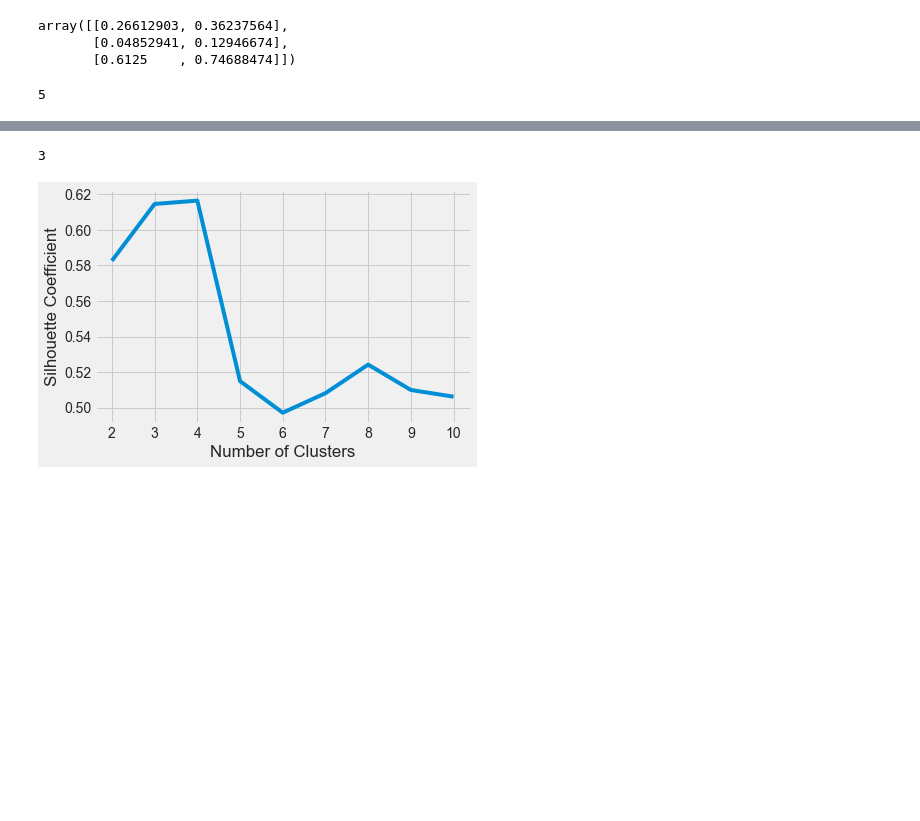
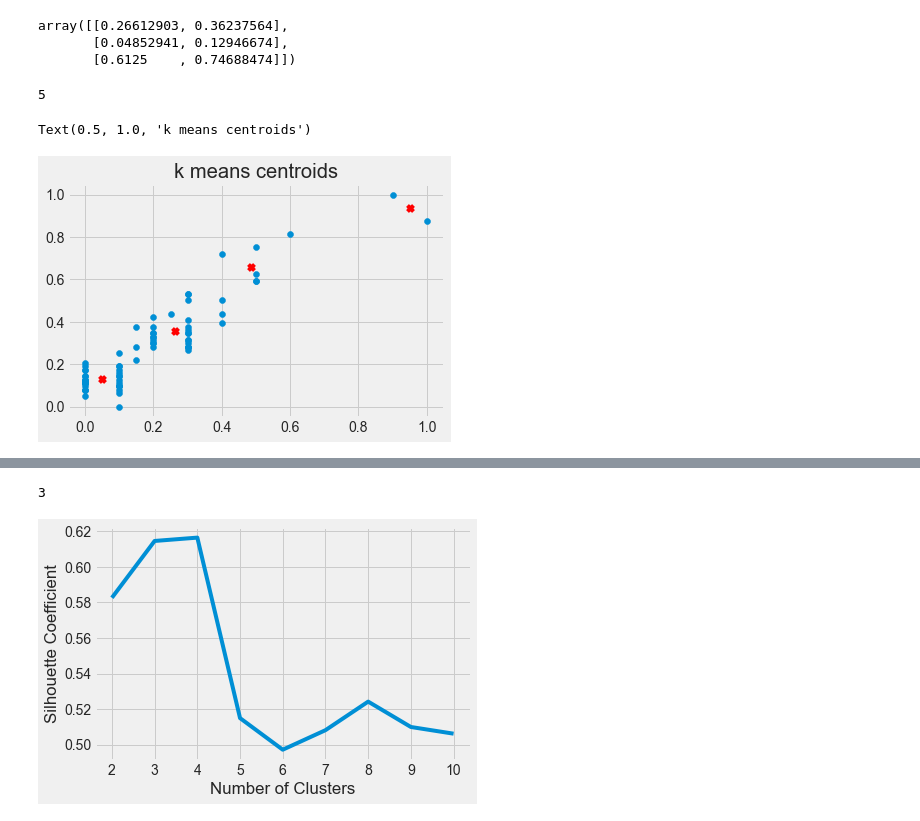
Before and after one commit to nmcdowell00/econ1923, a Jupyter notebook: cereal_project_code.ipynb, the cells around one changed output, grey strips where cells are left out. Drawn from its saved outputs; the diff is of its cells as text; code cells hidden in the pictures; blank space fills up the shorter version.

```diff
--- a/cereal_project_code.ipynb
+++ b/cereal_project_code.ipynb
@@ -314,7 +318,7 @@ kmeans.cluster_centers_
 array([[0.26612903, 0.36237564],
        [0.04852941, 0.12946674],
        [0.6125    , 0.74688474]])
-# %%
-kmeans.n_iter_
-# %% [output]
-5
+# %%
+kmeans.n_iter_
+# %% [output]
+5
@@ -321,3 +327,13 @@ kmeans.n_iter_
+# %%
+centers = np.array(kmeans.cluster_centers_)
+# %%
+plt.scatter(X.fiber, X.potass)
+plt.scatter(centers[:,0], centers[:,1], marker="x", color='r')
+plt.plot()
+plt.title('k means centroids')
+# %% [output]
+Text(0.5, 1.0, 'k means centroids')
+[figure, added]
 # %%
 kmeans.labels_[:5]
 # %% [output]
```
Also changed, not shown: parts of 10 cells of this notebook.
